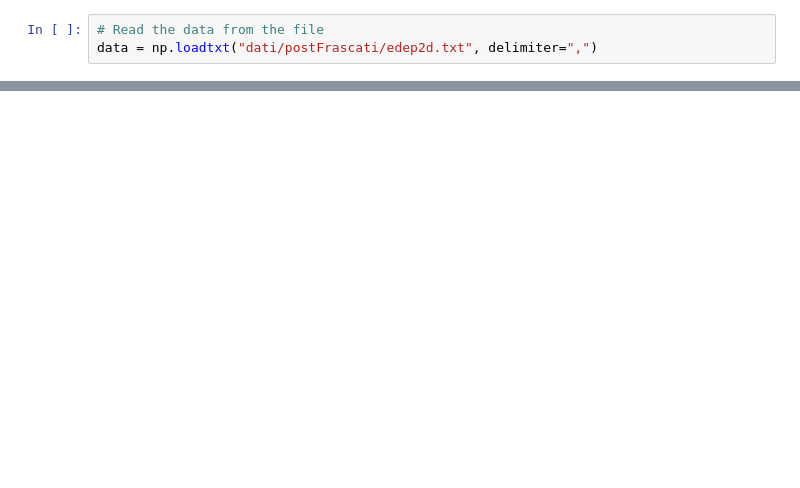
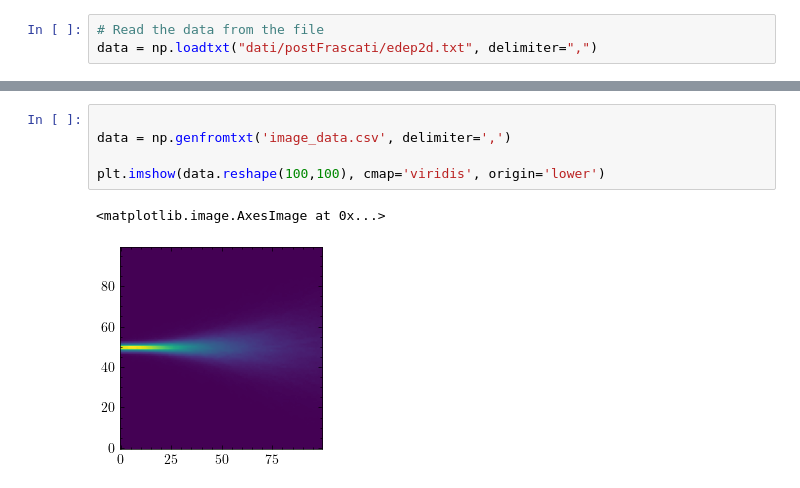
Before and after one commit to francescouni0/Online-Monitoring, a Jupyter notebook: Brem.ipynb, the cells around one changed output, grey strips where cells are left out. Saved outputs shown, nothing was run; the diff lists cells and outputs as text; blank space fills up the shorter version.

```diff
--- a/Brem.ipynb
+++ b/Brem.ipynb
@@ -283,0 +295,8 @@ plt.show()
+# %%
+
+data = np.genfromtxt('image_data.csv', delimiter=',')
+
+plt.imshow(data.reshape(100,100), cmap='viridis', origin='lower')
+# %% [output]
+<matplotlib.image.AxesImage at 0x...>
+[figure, added]
```
Also changed, not shown: parts of 9 cells of this notebook.
